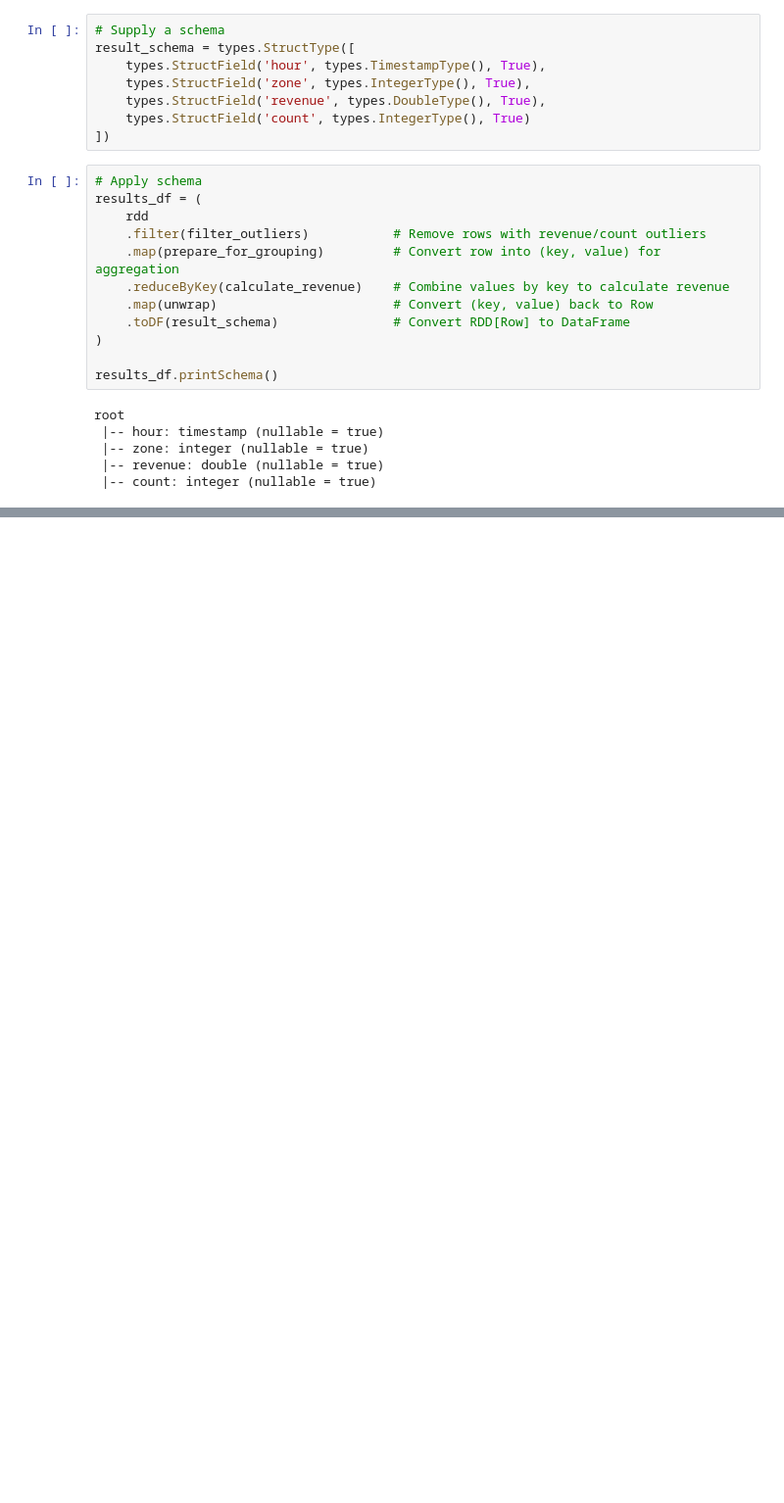
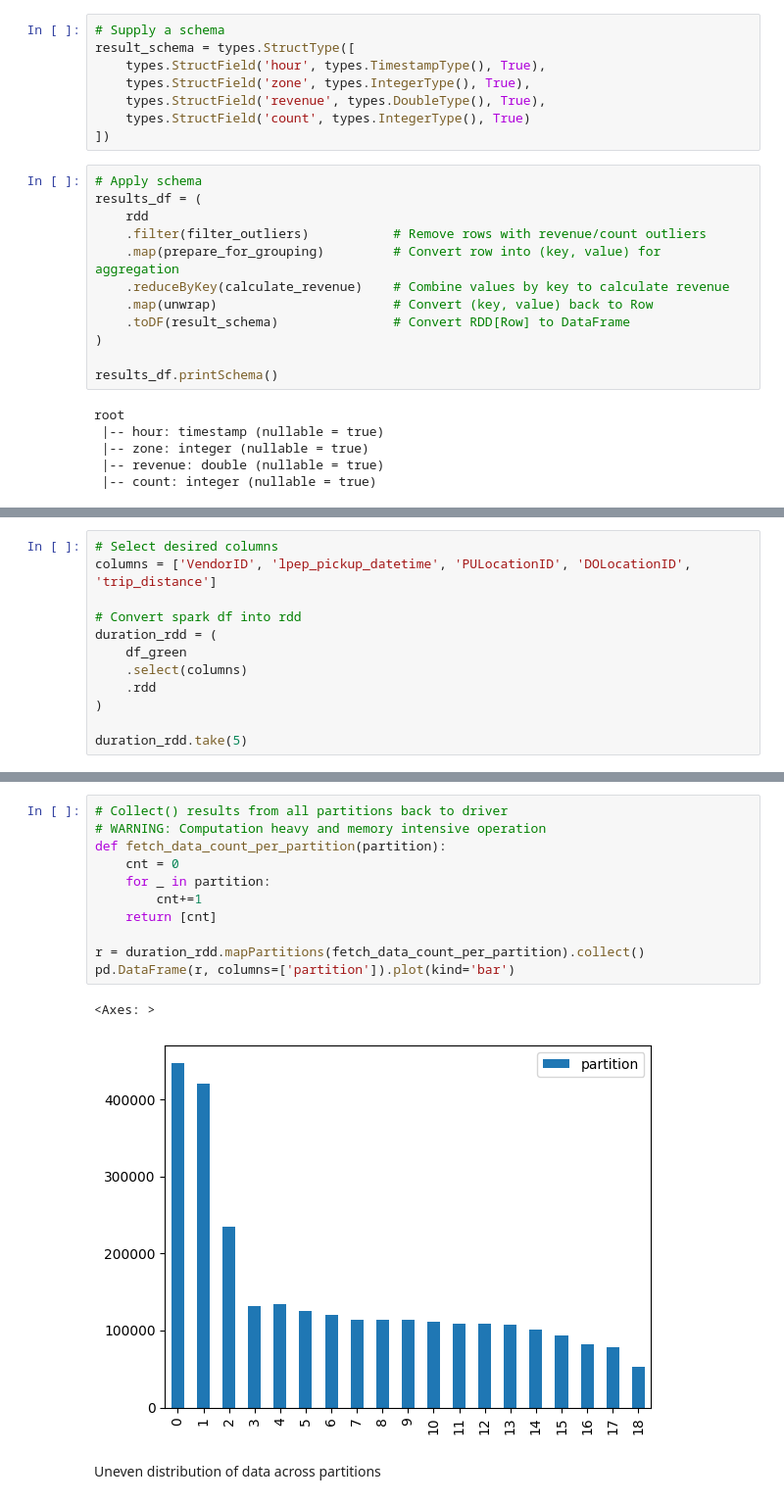
Before and after one commit to Tryd3x/zoomcamp, a Jupyter notebook: batch-processing/notebooks/rdds.ipynb, the cells around one changed output, grey strips where cells are left out. Shown at 98% size. Saved outputs shown, nothing was run; the diff lists cells and outputs as text; blank space fills up the shorter version.

Commit message:
Performed abtch transformation  on spark dataframe

```diff
--- a/batch-processing/notebooks/rdds.ipynb
+++ b/batch-processing/notebooks/rdds.ipynb
@@ -252,0 +260,12 @@ Scaling row group sizes to 95.00% for 8 writers
+# %%
+# Select desired columns
+columns = ['VendorID', 'lpep_pickup_datetime', 'PULocationID', 'DOLocationID', 'trip_distance']
+
+# Convert spark df into rdd
+duration_rdd = (
+    df_green
+    .select(columns)
+    .rdd
+)
+
+duration_rdd.take(5)
@@ -252,0 +298,16 @@ Scaling row group sizes to 95.00% for 8 writers
+# %%
+# Collect() results from all partitions back to driver
+# WARNING: Computation heavy and memory intensive operation
+def fetch_data_count_per_partition(partition):
+    cnt = 0
+    for _ in partition:
+        cnt+=1
+    return [cnt]
+
+r = duration_rdd.mapPartitions(fetch_data_count_per_partition).collect()
+pd.DataFrame(r, columns=['partition']).plot(kind='bar')
+# %% [output]
+<Axes: >
+[figure, added]
+# %% [markdown]
+Uneven distribution of data across partitions
```
Also changed, not shown: parts of 15 cells of this notebook, 1 other file.
